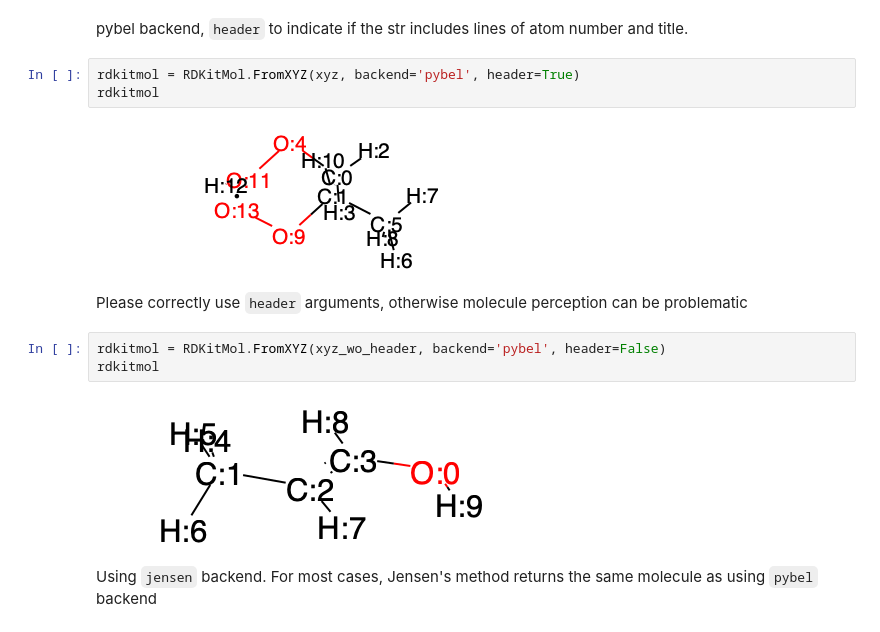
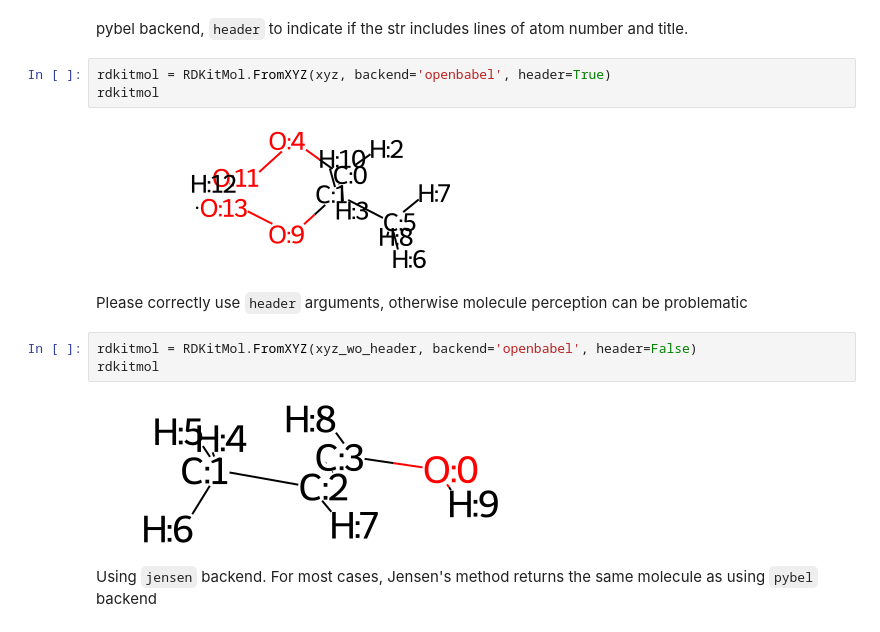
Before and after one commit to xiaoruiDong/RDMC, a Jupyter notebook: ipython/XYZ + RDKitMol.ipynb, the cells around one changed output. Drawn from its saved outputs; the diff is of its cells as text.

Commit message:
Update XYZ RDKitMol notebook

```diff
--- a/ipython/XYZ + RDKitMol.ipynb
+++ b/ipython/XYZ + RDKitMol.ipynb
@@ -49,17 +49,17 @@ H 2.513751  -0.490247  -0.302535"""
 # %% [markdown]
 pybel backend, `header` to indicate if the str includes lines of atom number and title.
 # %%
-rdkitmol = RDKitMol.FromXYZ(xyz, backend='pybel', header=True)
+rdkitmol = RDKitMol.FromXYZ(xyz, backend='openbabel', header=True)
 rdkitmol
 # %% [output]
-[figure, old version]
+[figure, new version]
 # %% [markdown]
 Please correctly use `header` arguments, otherwise molecule perception can be problematic
 # %%
-rdkitmol = RDKitMol.FromXYZ(xyz_wo_header, backend='pybel', header=False)
+rdkitmol = RDKitMol.FromXYZ(xyz_wo_header, backend='openbabel', header=False)
 rdkitmol
 # %% [output]
-[figure, old version]
+[figure, new version]
 # %% [markdown]
 Using `jensen` backend. For most cases, Jensen's method returns the same molecule as using `pybel` backend
 # %%
```
Also changed, not shown: parts of 3 cells of this notebook.
